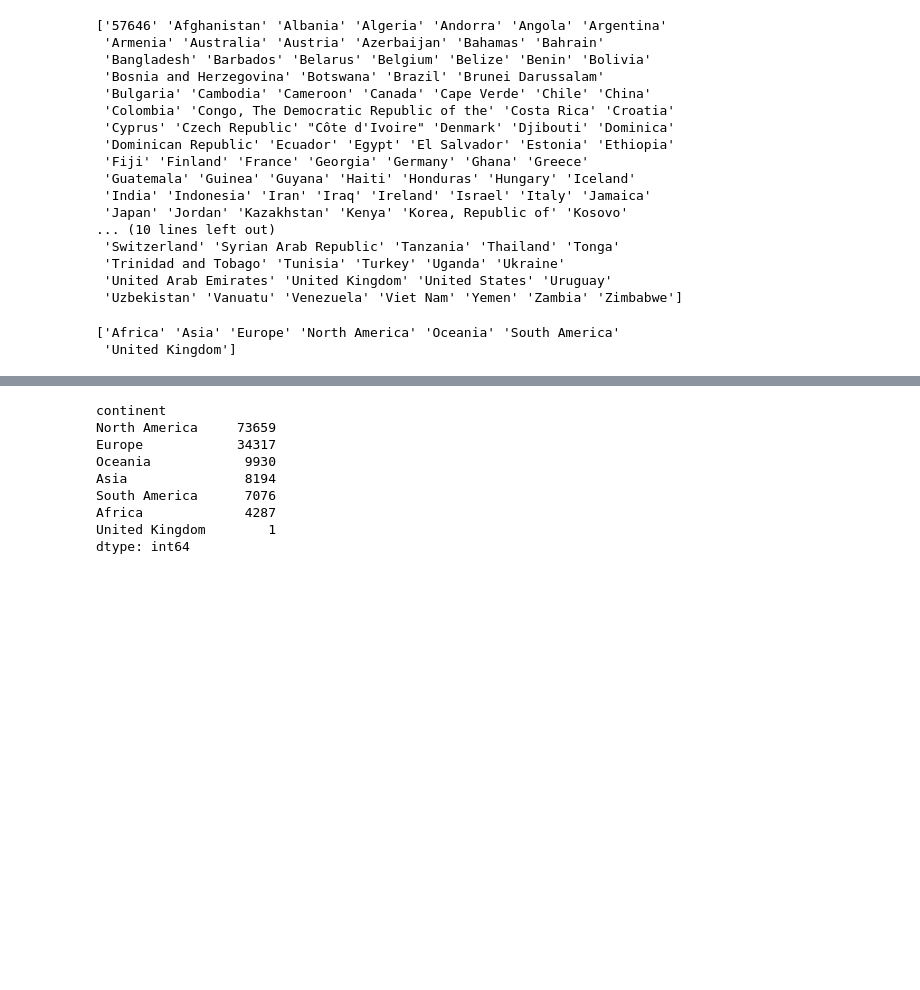
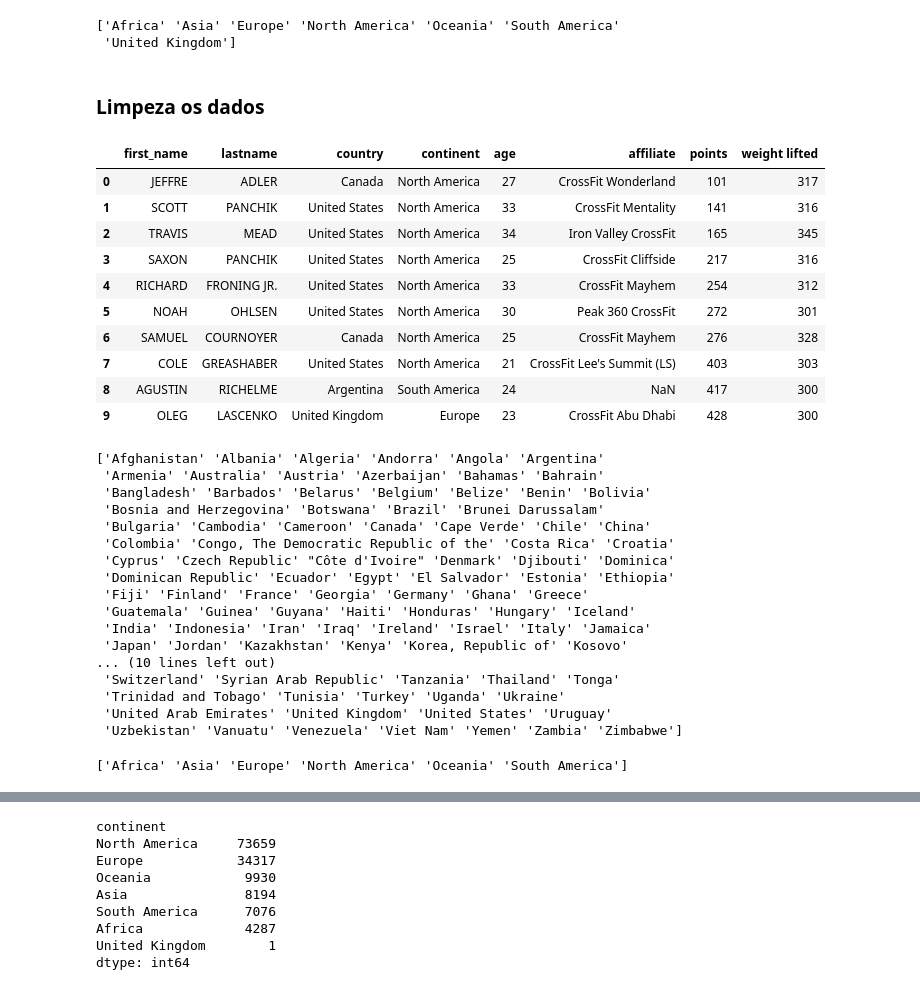
Before and after one commit to DheniMoura/Crossfit_open_2021, a Jupyter notebook: male.ipynb, the cells around one changed output, grey strips where cells are left out. Saved outputs shown, nothing was run; the diff lists cells and outputs as text; code cells hidden in the pictures; blank space fills up the shorter version.

Commit message:
Limpeza do df

```diff
--- a/male.ipynb
+++ b/male.ipynb
@@ -62,0 +78,28 @@ open_masc_numerics
+# %%
+# Conferindo os continentes listados,
+# verificou-se a necessidade de remover dados inconsistentes
+continent = np.array(open_masc['continent'])
+unique_continent = np.unique(continent)
+print(unique_continent)
+# %% [output]
+['Africa' 'Asia' 'Europe' 'North America' 'Oceania' 'South America'
+ 'United Kingdom']
+# %% [markdown]
+### Limpeza os dados
+# %%
+# Novo Dataframe apenas com as colunas que serão analisadas
+df_masc = open_masc[['first_name', 'lastname', 'country',
+'continent', 'age', 'affiliate', 'points', 'weight lifted']]
+df_masc.head(10)
+# %% [output]
+|  | first_name | lastname | country | continent | age | affiliate | points | weight lifted |
+| 0 | JEFFRE | ADLER | Canada | North America | 27 | CrossFit Wonderland | 101 | 317 |
+| 1 | SCOTT | PANCHIK | United States | North America | 33 | CrossFit Mentality | 141 | 316 |
+| 2 | TRAVIS | MEAD | United States | North America | 34 | Iron Valley CrossFit | 165 | 345 |
+| 3 | SAXON | PANCHIK | United States | North America | 25 | CrossFit Cliffside | 217 | 316 |
+| 4 | RICHARD | FRONING JR. | United States | North America | 33 | CrossFit Mayhem | 254 | 312 |
+| 5 | NOAH | OHLSEN | United States | North America | 30 | Peak 360 CrossFit | 272 | 301 |
+| 6 | SAMUEL | COURNOYER | Canada | North America | 25 | CrossFit Mayhem | 276 | 328 |
+| 7 | COLE | GREASHABER | United States | North America | 21 | CrossFit Lee's Summit (LS) | 403 | 303 |
+| 8 | AGUSTIN | RICHELME | Argentina | South America | 24 | NaN | 417 | 300 |
+| 9 | OLEG | LASCENKO | United Kingdom | Europe | 23 | CrossFit Abu Dhabi | 428 | 300 |
@@ -63,9 +110,9 @@ open_masc_numerics
 # %%
-country = np.array(open_masc['country'])
+country = np.array(df_masc['country'])
 unique_country = np.unique(country)
 print(unique_country)
 # %% [output]
-['57646' 'Afghanistan' 'Albania' 'Algeria' 'Andorra' 'Angola' 'Argentina'
+['Afghanistan' 'Albania' 'Algeria' 'Andorra' 'Angola' 'Argentina'
  'Armenia' 'Australia' 'Austria' 'Azerbaijan' 'Bahamas' 'Bahrain'
  'Bangladesh' 'Barbados' 'Belarus' 'Belgium' 'Belize' 'Benin' 'Bolivia'
  'Bosnia and Herzegovina' 'Botswana' 'Brazil' 'Brunei Darussalam'
@@ -83,9 +130,8 @@ print(unique_country)
  'United Arab Emirates' 'United Kingdom' 'United States' 'Uruguay'
  'Uzbekistan' 'Vanuatu' 'Venezuela' 'Viet Nam' 'Yemen' 'Zambia' 'Zimbabwe']
 # %%
-continent = np.array(open_masc['continent'])
+continent = np.array(df_masc['continent'])
 unique_continent = np.unique(continent)
 print(unique_continent)
 # %% [output]
-['Africa' 'Asia' 'Europe' 'North America' 'Oceania' 'South America'
- 'United Kingdom']
+['Africa' 'Asia' 'Europe' 'North America' 'Oceania' 'South America']
```
Also changed, not shown: parts of 27 cells of this notebook.
